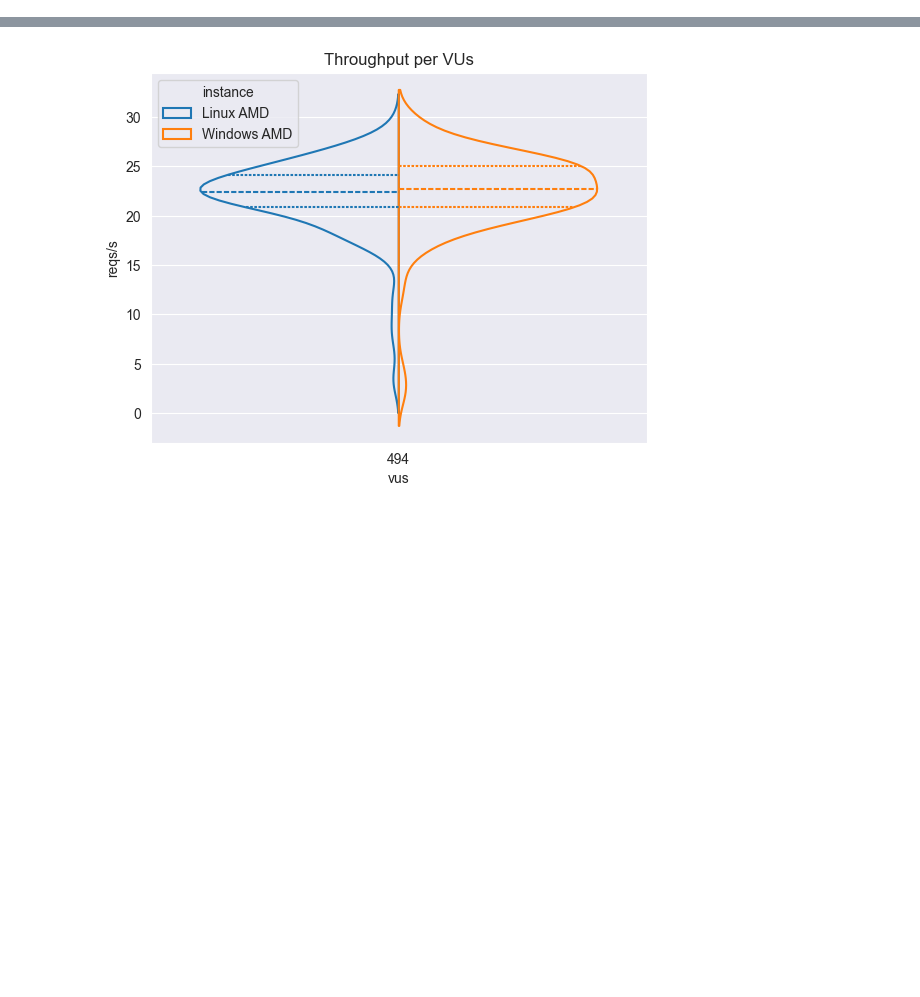
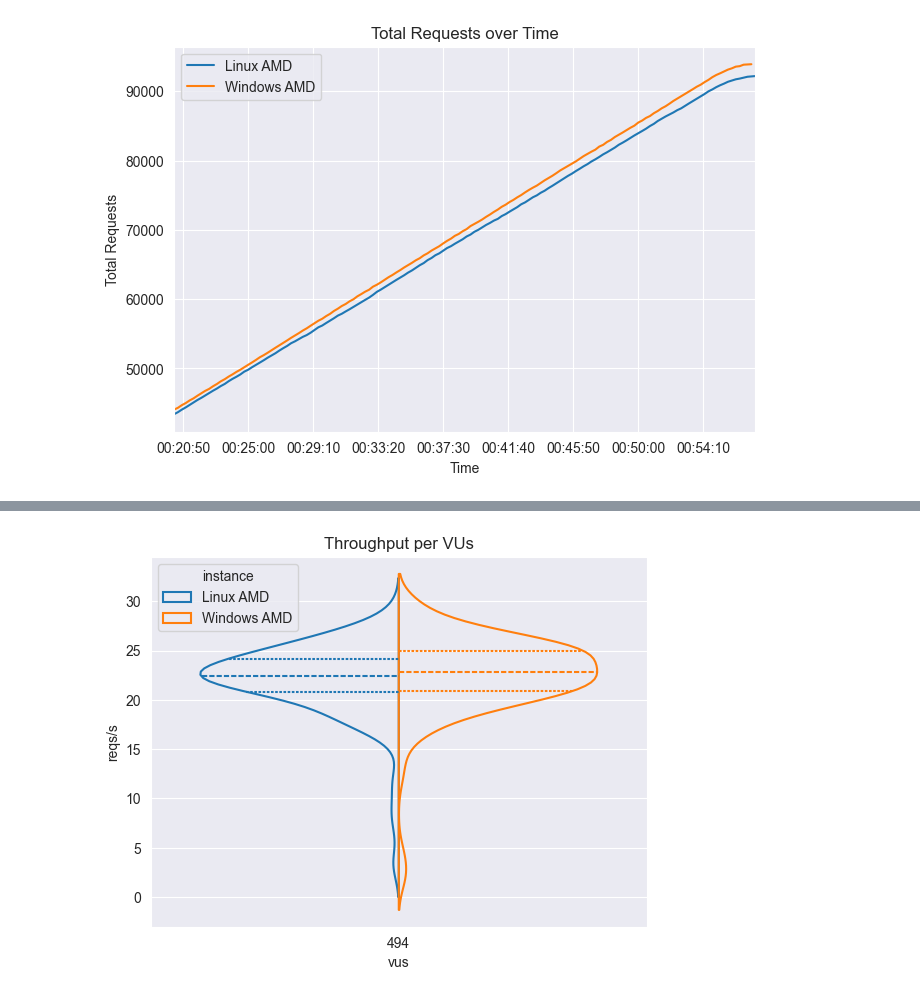
Before and after one commit to epicor-yasuomaidana/metrics-analysis, a Jupyter notebook: Quick Comparison.ipynb, the cells around one changed output, grey strips where cells are left out. Saved outputs shown, nothing was run; the diff lists cells and outputs as text; code cells hidden in the pictures; blank space fills up the shorter version.

```diff
--- a/Quick Comparison.ipynb
+++ b/Quick Comparison.ipynb
@@ -125,0 +150,4 @@ plt.show()
+# %%
+plot_over_time(framed, "total", 'Total Requests over Time', 'Total Requests')
+# %% [output]
+[figure, added]
```
Also changed, not shown: parts of 28 cells of this notebook.
